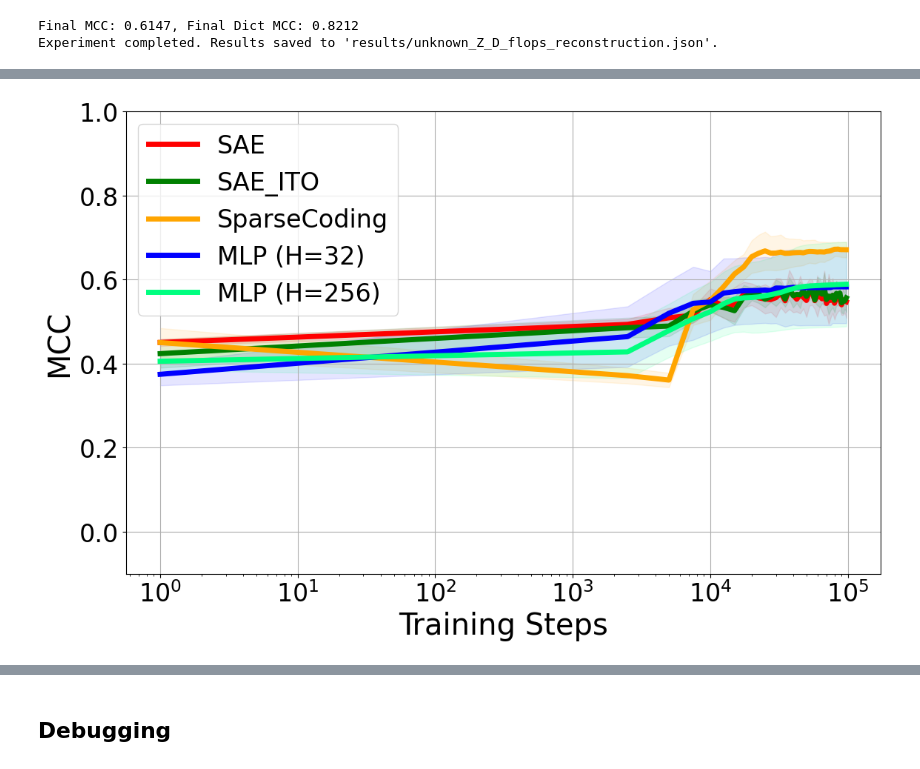
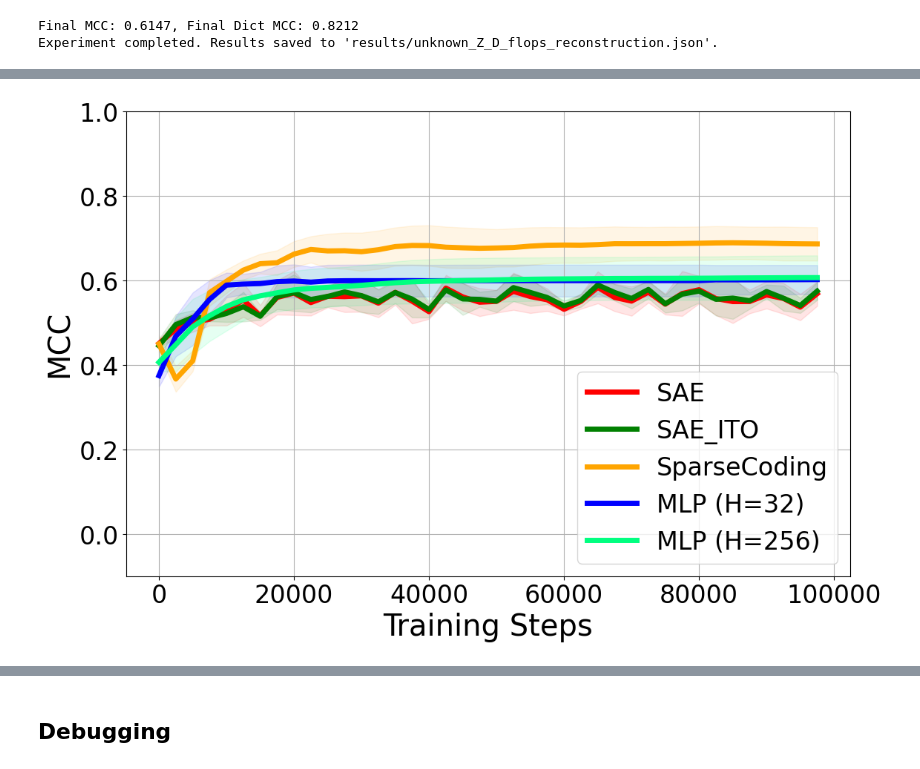
Before and after one commit to charlieoneill11/sparse-inference, a Jupyter notebook: experiments/paper.ipynb, the cells around one changed output, grey strips where cells are left out. Saved outputs shown, nothing was run; the diff lists cells and outputs as text; code cells hidden in the pictures.

```diff
--- a/experiments/paper.ipynb
+++ b/experiments/paper.ipynb
@@ -1800,35 +1800,35 @@ plt.plot(np.array(avg_sparse_coding['step']) + 1, avg_sparse_coding['mcc_test'],
          color='orange', label='SparseCoding', linewidth=linewidth)
 plt.fill_between(np.array(avg_sparse_coding['step']) + 1,
                  np.array(avg_sparse_coding['mcc_test']) - np.array(avg_sparse_coding['mcc_test_std']),
                  np.array(avg_sparse_coding['mcc_test']) + np.array(avg_sparse_coding['mcc_test_std']),
                  alpha=alpha, color='orange')
 
 # Plot MLPs
 colors = plt.cm.winter(np.linspace(0, 1, len(hidden_layers)))
 for h, color in zip(hidden_layers, colors):
     avg_mlp = avg_mlps[h]
     plt.plot(np.array(avg_mlp['step']) + 1, avg_mlp['mcc_test'], '-',
              color=color, label=f'MLP (H={h})', linewidth=linewidth)
     plt.fill_between(np.array(avg_mlp['step']) + 1,
                      np.array(avg_mlp['mcc_test']) - np.array(avg_mlp['mcc_test_std']),
                      np.array(avg_mlp['mcc_test']) + np.array(avg_mlp['mcc_test_std']),
                      alpha=alpha, color=color)
 
-plt.xscale('log')
+#plt.xscale('log')
 plt.xlabel('Training Steps', fontsize=base_fontsize * 1.2)
 plt.ylabel('MCC', fontsize=base_fontsize * 1.2)
 plt.legend(fontsize=base_fontsize)
 plt.grid(True)
 plt.ylim(-0.1, 1)
 
 # Increase tick label font size
 plt.tick_params(axis='both', which='major', labelsize=base_fontsize)
 
 plt.tight_layout()
 plt.savefig('results/figures/unknown_Z_D_training_steps_reconstruction.pdf', dpi=300, bbox_inches='tight')
 plt.show()
 # %% [output]
-[figure, old version]
+[figure, new version]
 # %%
 import json
 import matplotlib.pyplot as plt
```
Also changed, not shown: parts of 8 cells of this notebook, 18 other files.
